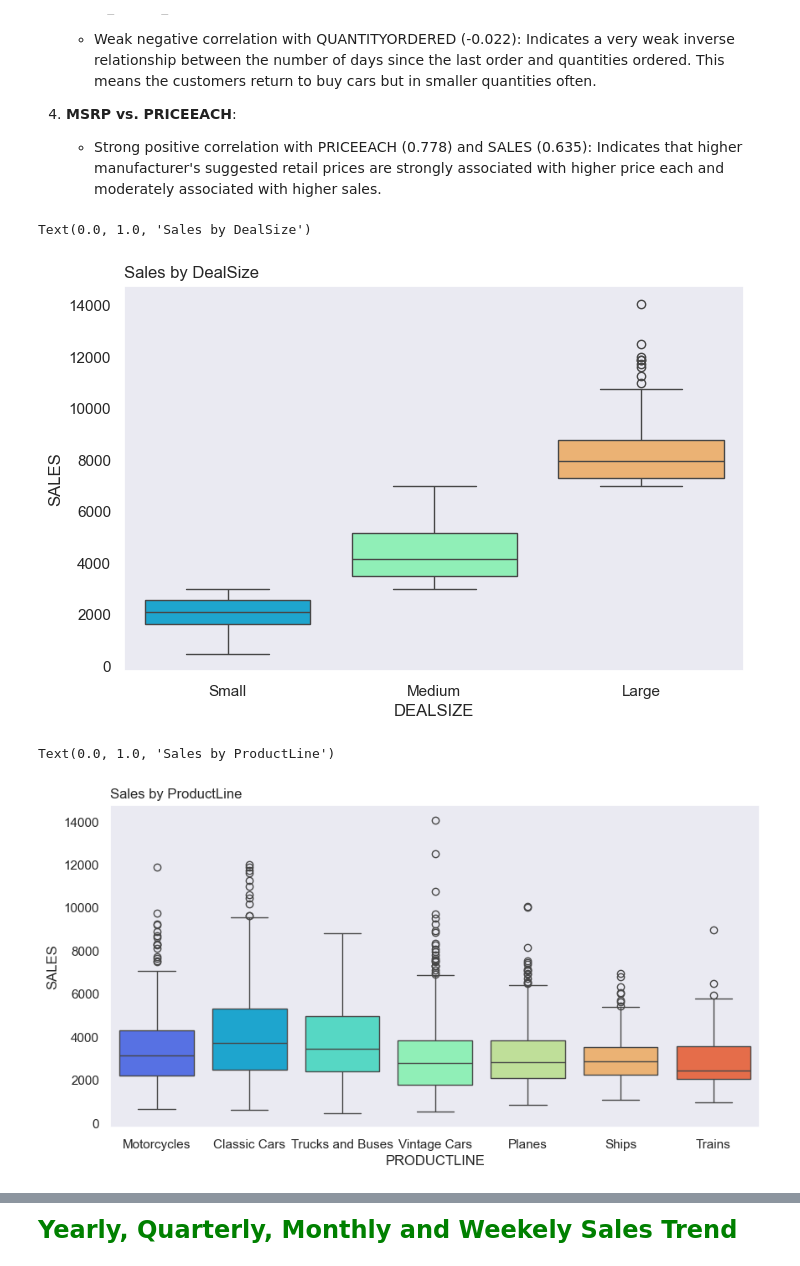
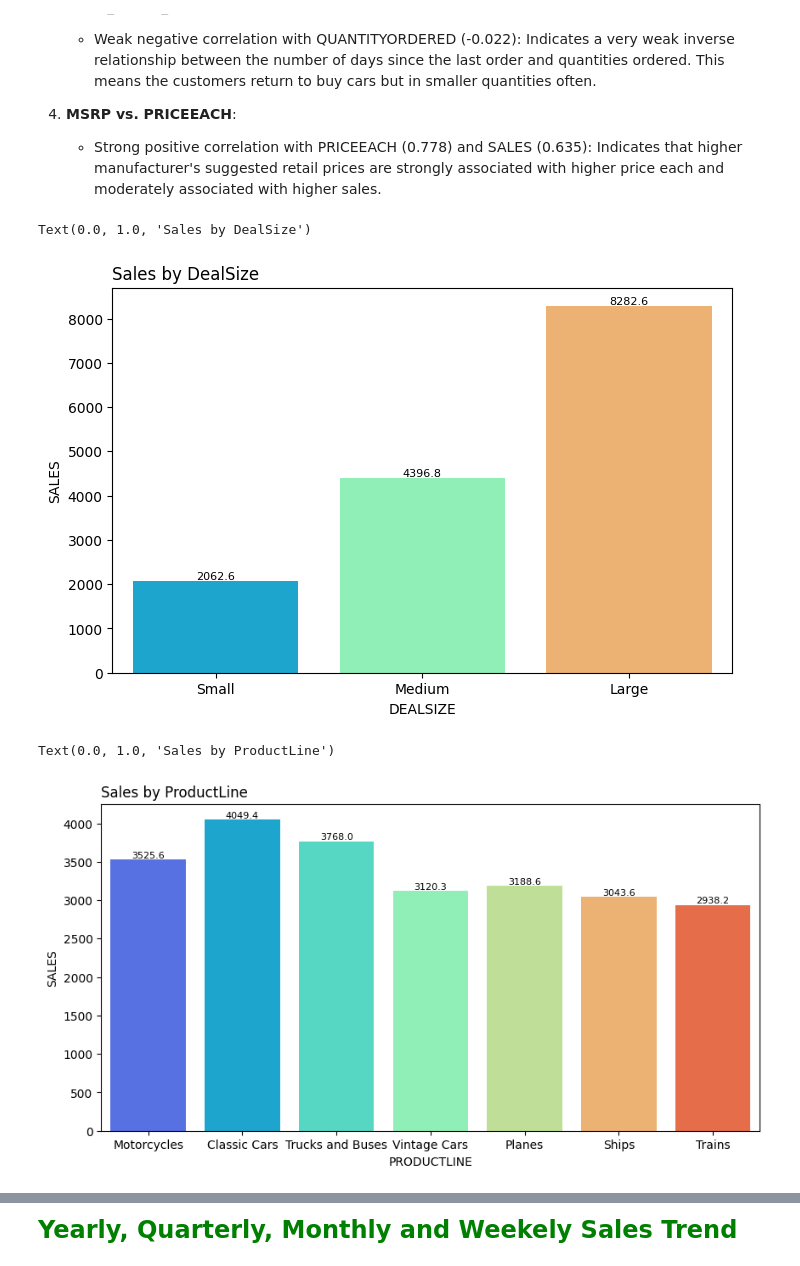
Before and after one commit to DataNerdss/Automobile_Sales_Analysis_Project, a Jupyter notebook: car_sales_analysis.ipynb, the cells around one changed output, grey strips where cells are left out. Saved outputs shown, nothing was run; the diff lists cells and outputs as text; code cells hidden in the pictures.

```diff
--- a/car_sales_analysis.ipynb
+++ b/car_sales_analysis.ipynb
@@ -367,17 +387,24 @@ plt.show()
 # Sales VS DealSize
 plt.figure(figsize=(8,5))
 
-sns.boxplot(data = df, x = 'DEALSIZE', y = 'SALES', palette='rainbow')
+sns.barplot(data = df, x = 'DEALSIZE', y = 'SALES', palette='rainbow', ci  = None)
+for p in plt.gca().patches:
+    plt.gca().annotate(f'{p.get_height():.1f}', (p.get_x() + p.get_width() / 2., p.get_height()),
+                       ha='center', va='bottom', fontsize=8)
 plt.title('Sales by DealSize', loc = 'left')
 # %% [output]
 Text(0.0, 1.0, 'Sales by DealSize')
-[figure, old version]
+[figure, new version]
 # %%
 # Sales vs Productline
 plt.figure(figsize=(10,5))
 
-sns.boxplot(data = df, x = 'PRODUCTLINE', y = 'SALES', palette='rainbow')
+sns.barplot(data = df, x = 'PRODUCTLINE', y = 'SALES', palette='rainbow', ci = None)
+for p in plt.gca().patches:
+    plt.gca().annotate(f'{p.get_height():.1f}', (p.get_x() + p.get_width() / 2., p.get_height()),
+                       ha='center', va='bottom', fontsize=8)
+
 plt.title('Sales by ProductLine', loc = 'left')
 # %% [output]
 Text(0.0, 1.0, 'Sales by ProductLine')
-[figure, old version]
+[figure, new version]
```
Also changed, not shown: parts of 13 cells of this notebook.
